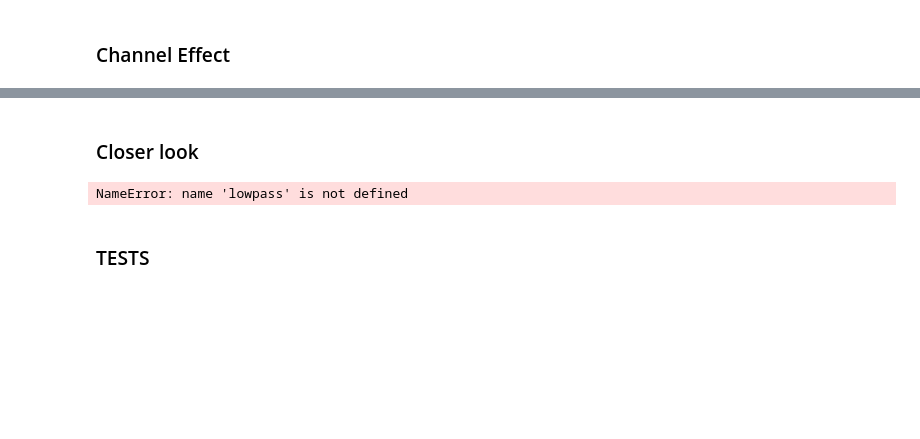
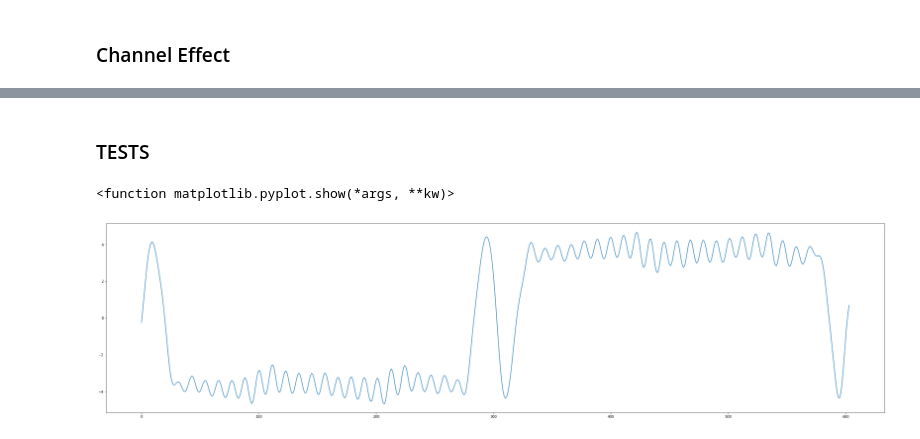
Before and after one commit to yklose/Communication-System, a Jupyter notebook: Project-Notebook.ipynb, the cells around one changed output, grey strips where cells are left out. Cells and saved outputs as stored; diff of their text form; code cells hidden in the pictures; blank space fills up the shorter version.

```diff
--- a/Project-Notebook.ipynb
+++ b/Project-Notebook.ipynb
@@ -76,18 +96,12 @@ plt.show()
-# %% [markdown]
-### Closer look
-# %%
-detail_lowpass = lowpass[35000:40000]
-plt.figure(figsize=(30,10))
-plt.plot(output)
-plt.show
-# %% [output]
-NameError: name 'lowpass' is not defined
 # %% [markdown]
 ### TESTS
 # %%
-temp6 = compute_array("passband_fourier.txt")
+temp6 = compute_array("test.txt")
 #detail_pt = temp6[0:10000]
 
 plt.figure(figsize=(40,10))
-plt.plot(temp6)
+plt.plot(temp6[0:604])
 plt.show
+# %% [output]
+<function matplotlib.pyplot.show(*args, **kw)>
+[figure, added]
```
Also changed, not shown: parts of 12 cells of this notebook, 9 other files.
